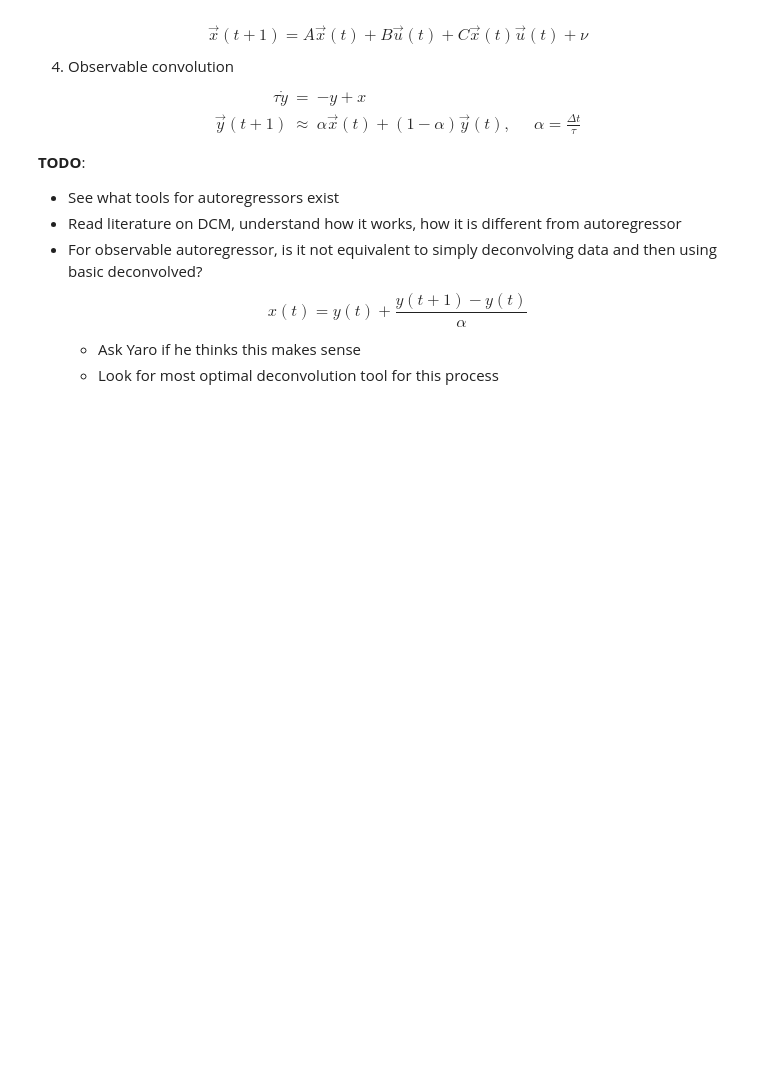
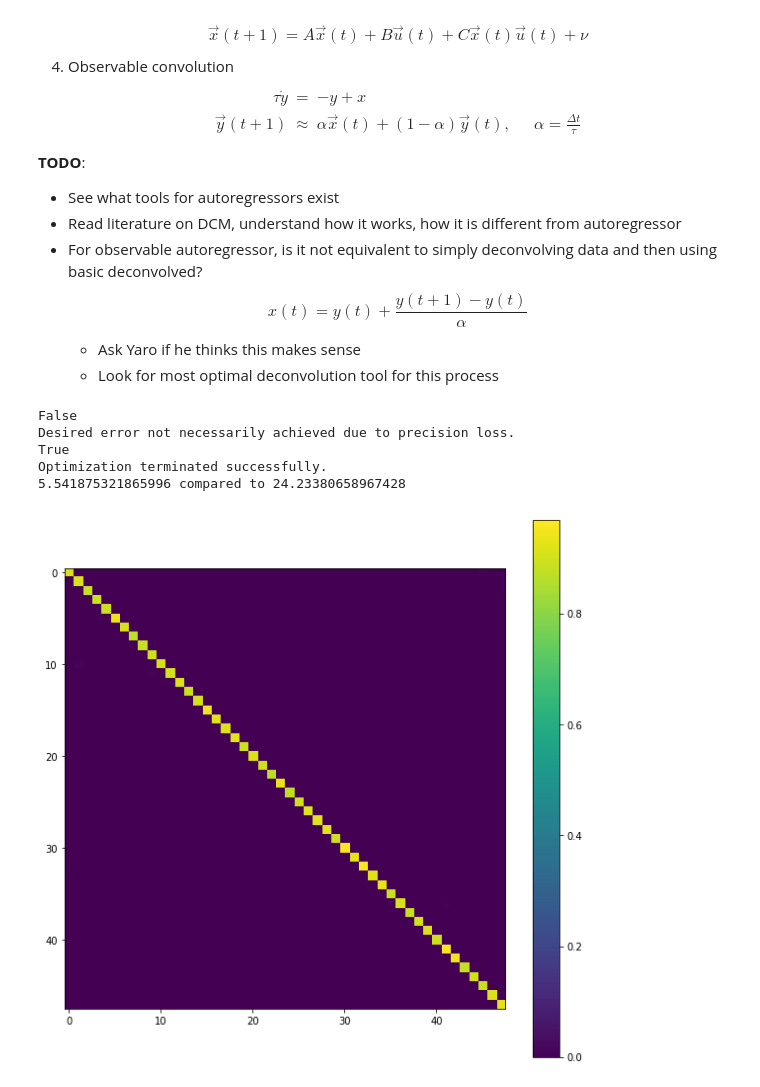
Before and after one commit to aleksejs-fomins/nest-mesoscopic-metric-test, a Jupyter notebook: codes/analysis_model_based/autoregression.ipynb, the cells around one changed output. Saved outputs shown, nothing was run; the diff lists cells and outputs as text; code cells hidden in the pictures; blank space fills up the shorter version.

```diff
--- a/codes/analysis_model_based/autoregression.ipynb
+++ b/codes/analysis_model_based/autoregression.ipynb
@@ -110,32 +105,52 @@ D1 = np.linalg.norm(d_1)**2
 D10  = np.einsum('ij, kj', d_1, d_0)
 D00 = np.einsum('kj, lj', d_0, d_0)
 
+C_REG = 5.0
+
 def reg(Amat):
-    return 5.0*np.sum(np.abs(Amat))
+    return C_REG*np.sum(np.abs(Amat))
 
 def L2_fast(Aarr):
     Amat = unpack(Aarr)
     B = -2*np.einsum('ij, ij', Amat, D10)
     C = np.einsum('ik,il,kl', Amat, Amat, D00)
     return D1 + B + C + reg(Amat)
+
+def L2_jac(Aarr):
+    Amat = unpack(Aarr)
+    Jac2D = -2 * (D10 - Amat.dot(D00)) + C_REG*np.sign(Amat)
+    return Jac2D.flatten()
 # %%
+%%time
 # Example 1:
-A0arr = np.random.normal(0, 1, nChannels**2)
+A0arr = np.diag(np.ones(nChannels)).flatten() + np.random.uniform(0, 0.1, nChannels**2)
 
 bounds = [(0, 10) for i in range(nChannels**2)]
-min_obj = scipy.optimize.minimize(L2_fast, A0arr, bounds=bounds, method='SLSQP')
-
+min_obj = scipy.optimize.minimize(L2_fast, A0arr, jac=L2_jac, bounds=bounds, method='CG')#, method='SLSQP')
+print(min_obj.success)
+print(min_obj.message)
+# min_obj = scipy.optimize.minimize(L2_fast, min_obj.x, jac=L2_jac, bounds=bounds, method='L-BFGS-B')
+# print(min_obj.success)
+# print(min_obj.message)
+min_obj = scipy.optimize.minimize(L2_fast, min_obj.x, jac=L2_jac, bounds=bounds, method='SLSQP')
 print(min_obj.success)
 print(min_obj.message)
 
 A = unpack(min_obj.x)
 A[A < 1.0e-10] = 0
 
 # Compute fitness
 L2_without_reg = np.sqrt(min_obj.fun - reg(A))
 print(L2_without_reg, "compared to", np.linalg.norm(data[:, 1:, :]))
 
 plt.figure(figsize=(10,10))
 plt.imshow(unpack(min_obj.x))
 plt.colorbar()
 plt.show()
+# %% [output]
+False
+Desired error not necessarily achieved due to precision loss.
+True
+Optimization terminated successfully.
+5.541875321865996 compared to 24.23380658967428
+[figure, added]
```
Also changed, not shown: parts of 6 cells of this notebook, 1 other file.
